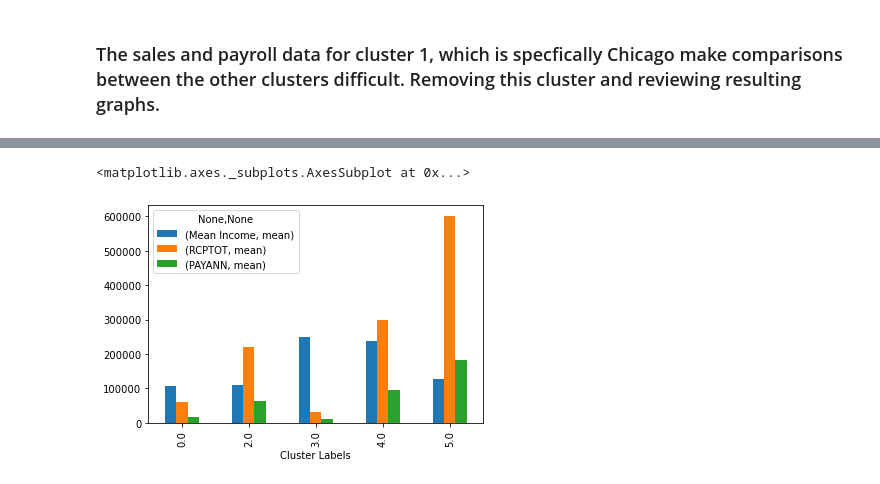
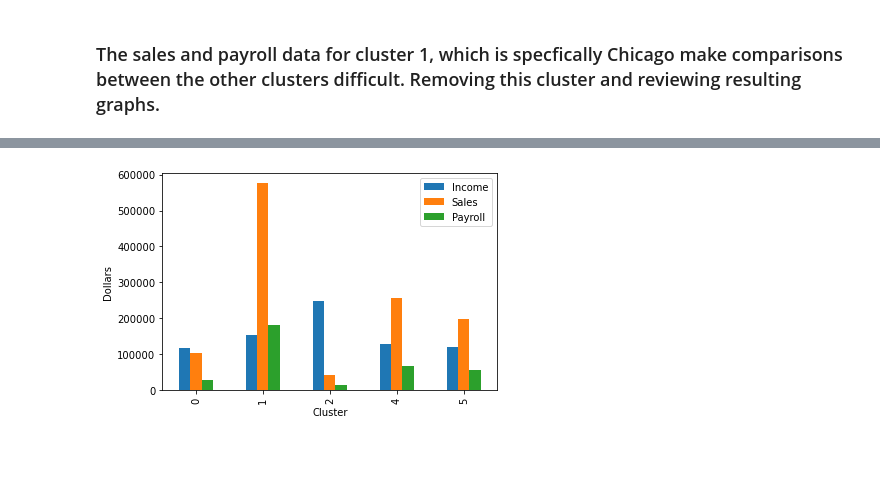
Before and after one commit to OrangeGriffin/Coursera_Capstone, a Jupyter notebook: ChicagoAreaBakery.ipynb, the cells around one changed output, grey strips where cells are left out. Drawn from its saved outputs; the diff is of its cells as text; code cells hidden in the pictures; blank space fills up the shorter version.

```diff
--- a/ChicagoAreaBakery.ipynb
+++ b/ChicagoAreaBakery.ipynb
@@ -624,10 +605,10 @@ array([[-0.28429397, -0.22620479,  0.23411401, ..., -0.78257475,
 # set number of clusters
 kclusters = 6
 
-learning_df_clustering = learning_df.drop('Place', 1)
+#learning_df_clustering = learning_df.drop('Place', 1)
 
 # run k-means clustering
-kmeans = KMeans(n_clusters=kclusters, random_state=0).fit(learning_df_clustering)
+kmeans = KMeans(n_clusters=kclusters, random_state=0).fit(Clus_dataSet)
 
 # check cluster labels generated for each row in the dataframe
 kmeans.labels_[0:10]
@@ -637,11 +618,8 @@ array([0, 2, 0, 0, 0, 0, 2, 3, 0, 1], dtype=int32)
 # add clustering labels
 learning_df.insert(0, 'Cluster Labels', kmeans.labels_)
 # %%
-dupage_merged = places_df
-#dupage_merged
-
-learning_df
 # merge dupage_grouped with dupage_data to add latitude/longitude for each neighborhood
-dupage_merged = dupage_merged.join(learning_df.set_index('Place'), on='Place')
+dupage_merged = places_df.join(learning_df.set_index('Place'), on='Place')
 
 dupage_merged.head()
+dupage_merged = dupage_merged.dropna()
@@ -792,7 +769,7 @@ clust_mean["PAYANN"].plot(kind="bar")
 ### The sales and payroll data for cluster 1, which is specfically Chicago make comparisons between the other clusters difficult. Removing this cluster and reviewing resulting graphs.
 # %%
 # Remove any places where the sales data is 0.
-delete_row = clust_analysis[clust_analysis["Cluster Labels"]==1.0].index
+delete_row = clust_analysis[clust_analysis["Cluster Labels"]==3.0].index
 clust_analysis = clust_analysis.drop(delete_row)
 
 # Remove any places where the sales data is 0.
@@ -800,4 +777,4 @@ clust_analysis = clust_analysis.drop(delete_row)
 #dupage_data = dupage_data.drop(delete_row)
 # %%
 clust_mean = clust_analysis.groupby('Cluster Labels').agg(['mean'])
-clust_mean
+clust_mean.columns=["Income", "Sales", "Payroll"]
@@ -813,5 +781,7 @@ clust_mean
 # %%
 clust_mean.plot(kind="bar")
+plt.xlabel("Cluster")
+plt.ylabel("Dollars")
+plt.show()
 # %% [output]
-<matplotlib.axes._subplots.AxesSubplot at 0x...>
-[figure, old version]
+[figure, new version]
```
Also changed, not shown: parts of 69 cells of this notebook.
